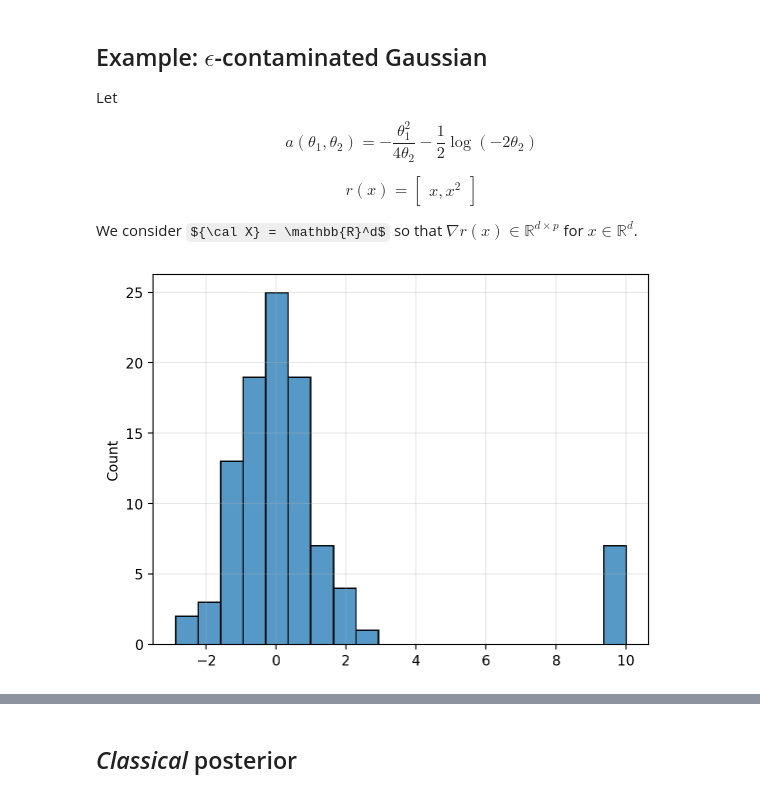
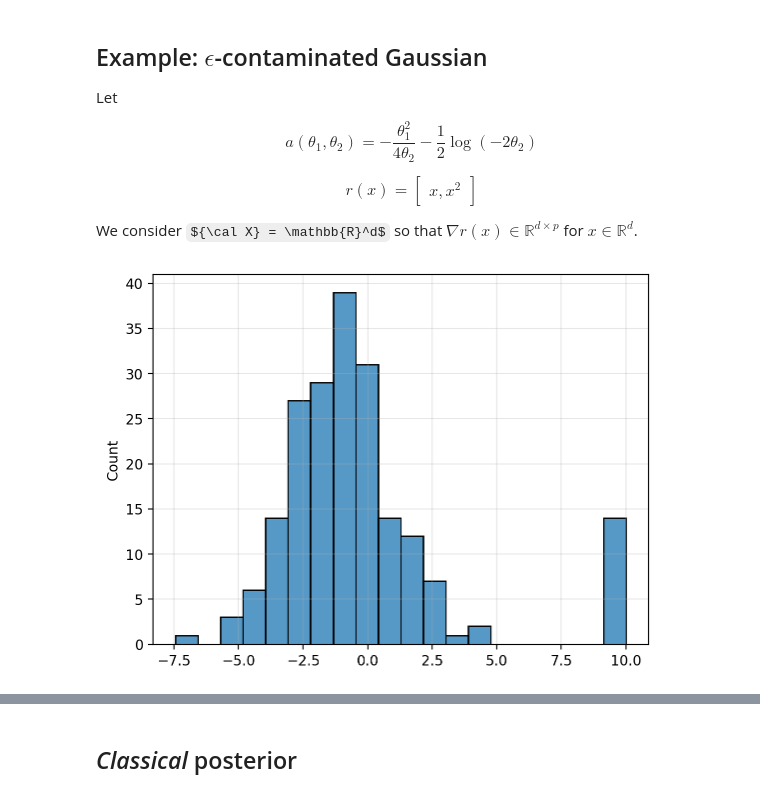
Before and after one commit to gerdm/bayes, a Jupyter notebook: difussion-score-matching.ipynb, the cells around one changed output, grey strips where cells are left out. Cells and saved outputs as stored; diff of their text form; code cells hidden in the pictures; some formulas as TeX source.

```diff
--- a/difussion-score-matching.ipynb
+++ b/difussion-score-matching.ipynb
@@ -66,17 +77,18 @@ We consider ${\cal X} = \mathbb{R}^d$ so that $\nabla r(x) \in \mathbb{R}^{d\tim
 # %%
 key = jax.random.PRNGKey(314)
 mean, std = 0, 1
+mean, std = -1, 2
 
-n_samples = 100
+n_samples = 200
 eps = 0.05
 contamination = 10
 key_data, key_epsilon = jax.random.split(key)
 samples = jax.random.normal(key_data, shape=(n_samples,)) * std + mean
 samples_contaminated = jax.random.bernoulli(key_epsilon, p=eps, shape=(n_samples,))
 
 samples = samples * (1 - samples_contaminated) + contamination * (samples_contaminated)
 
 sns.histplot(samples)
 plt.grid(alpha=0.3)
 # %% [output]
-[figure, old version]
+[figure, new version]
```
Also changed, not shown: parts of 11 cells of this notebook.
